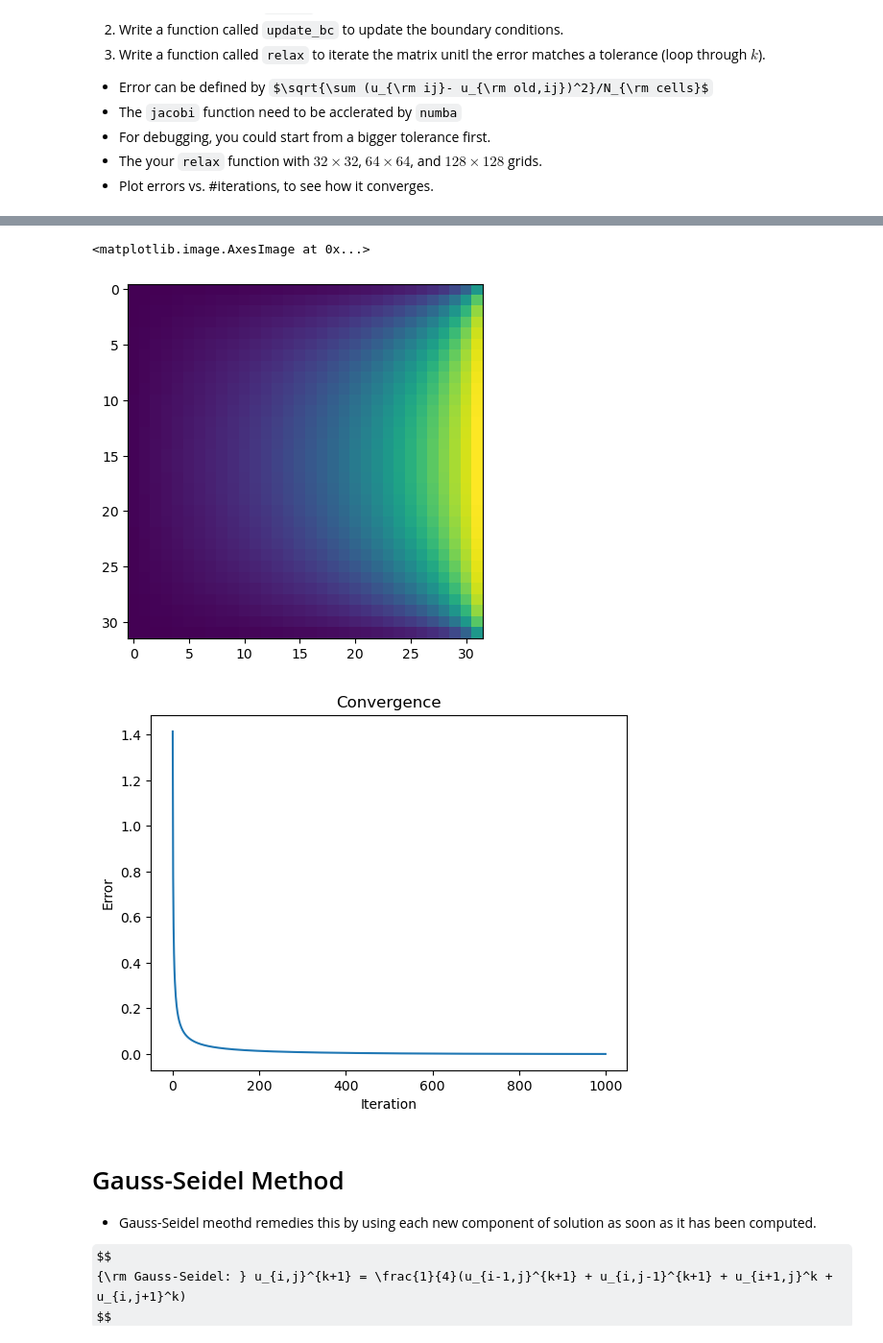
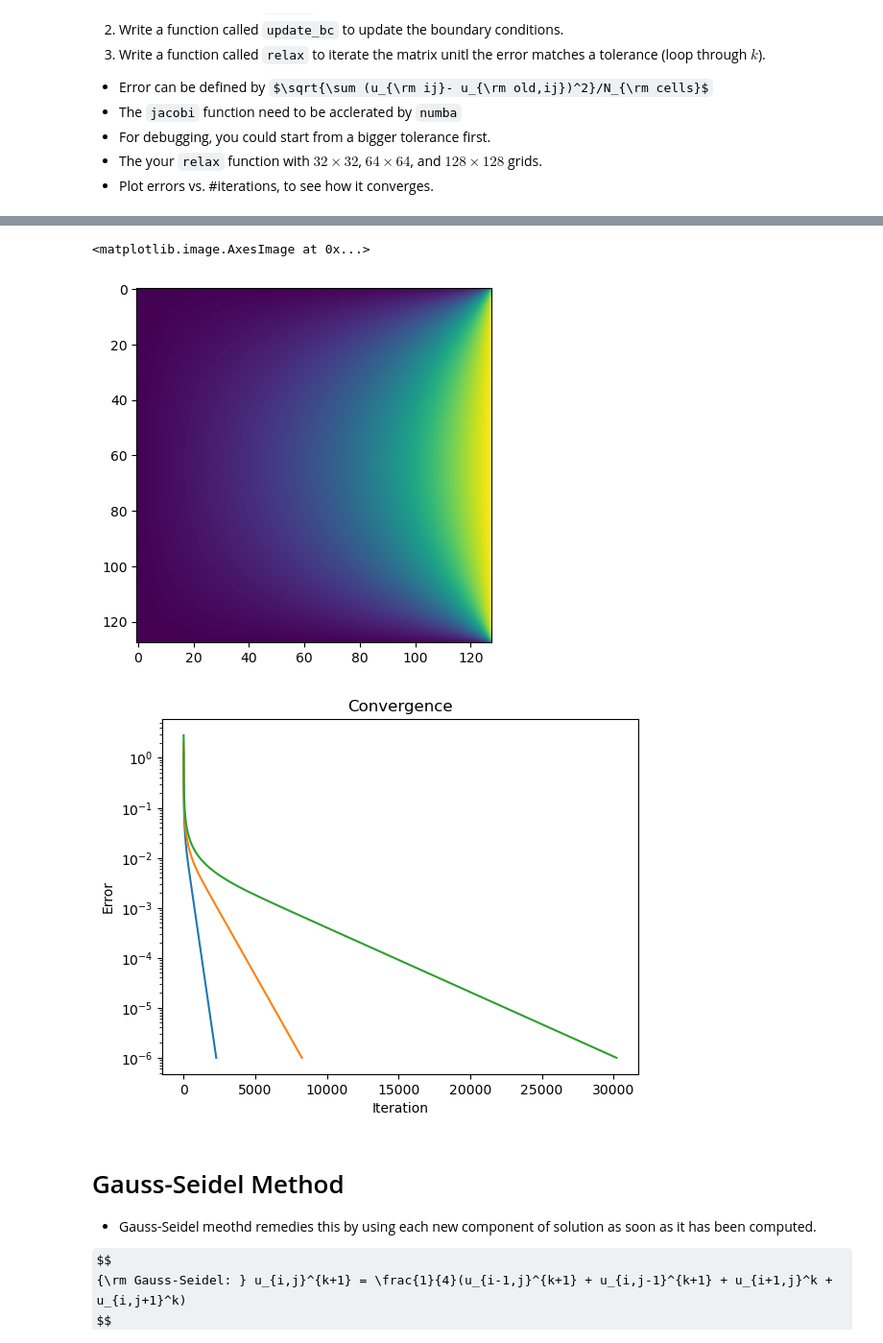
Before and after one commit to ricky4280/computationalPhysics-112, a Jupyter notebook: project3/project3_demo5.ipynb, the cells around one changed output, grey strips where cells are left out. Shown: that part at 96% size. Cells and saved outputs as stored; diff of their text form; code cells hidden in the pictures; some formulas as TeX source.

```diff
--- a/project3/project3_demo5.ipynb
+++ b/project3/project3_demo5.ipynb
@@ -117,5 +119,4 @@ def relax(u, tolerence, maxiter=10):
     return u, err_list, iter
 # %%
 u, x, y, dx, dy = generate_mesh(32,32)
-u, err32, iter32 = relax(u, tolerence=1e-6, maxiter=1000)
-print(u)
+u_j, err32_j, iter32_j = relax(u, tolerence=1e-6, maxiter=1000_000)
@@ -136,18 +123,29 @@ print(u)
+# %%
+# 64 jobobi
+u, x, y, dx, dy = generate_mesh(64,64)
+u64_j, err64_j, iter64_j = relax(u, tolerence=1e-6, maxiter=1000_000)
+# %%
+# 128 jobobi
+u, x, y, dx, dy = generate_mesh(128,128)
+u128_j, err128_j, iter128_j = relax(u, tolerence=1e-6, maxiter=1000_000)
 # %%
 plt.imshow(u[1:-1, 1:-1])
 # %% [output]
 <matplotlib.image.AxesImage at 0x...>
-[figure, old version]
+[figure, new version]
 # %%
 # plot iter vs err
 plt.figure()
-plt.plot(iter32, err32)
+plt.plot(iter32_j, err32_j, label='32x32')
+plt.plot(iter64_j, err64_j, label='64x64')
+plt.plot(iter128_j, err128_j, label='128x128')
+plt.yscale('log')
 plt.xlabel('Iteration')
 plt.ylabel('Error')
 plt.title('Convergence')
 plt.show()
 # %% [output]
-[figure, old version]
+[figure, new version]
 # %% [markdown]
 # Gauss-Seidel Method
 
```
Also changed, not shown: parts of 21 cells of this notebook.
